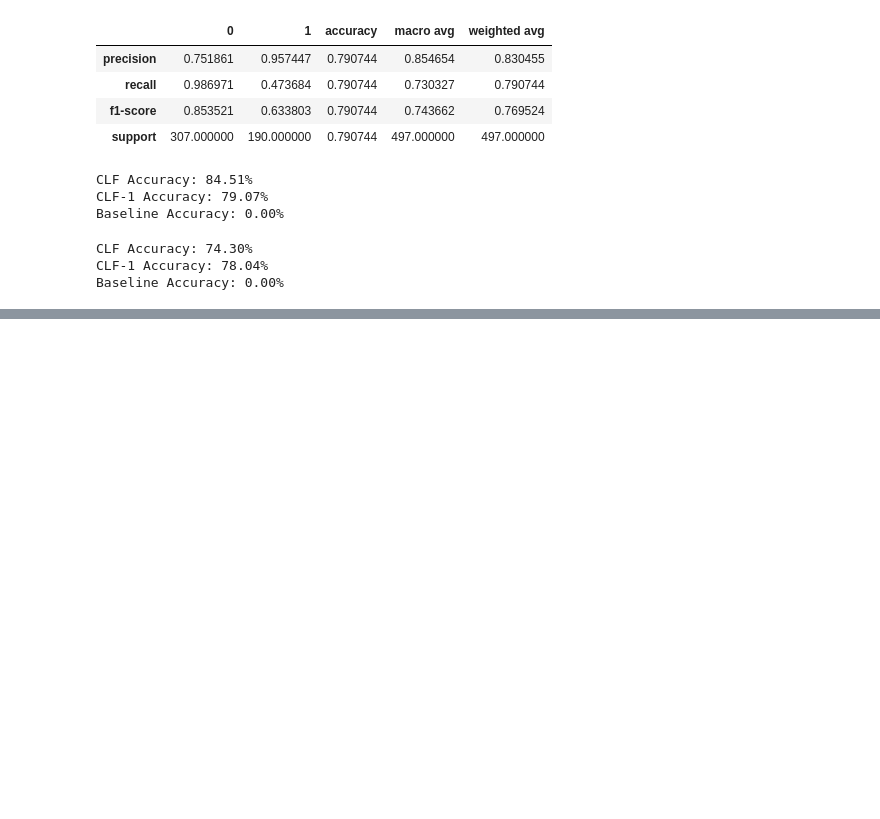
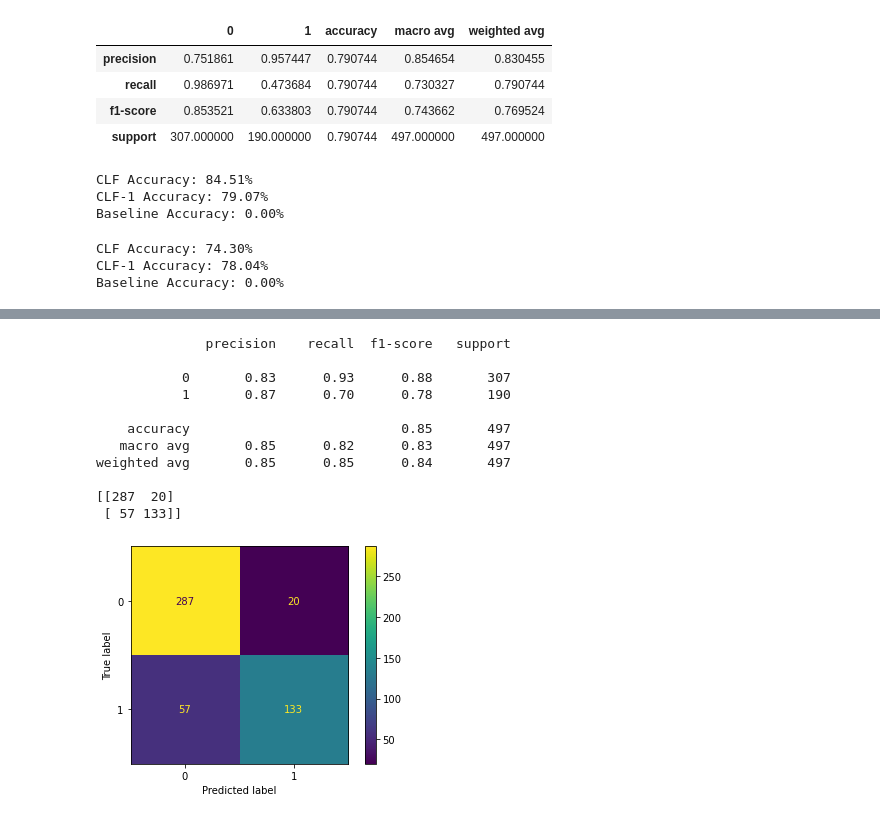
Before and after one commit to cristianibarra1/classification-exercises, a Jupyter notebook: model.ipynb, the cells around one changed output, grey strips where cells are left out. Saved outputs shown, nothing was run; the diff lists cells and outputs as text; code cells hidden in the pictures; blank space fills up the shorter version.

```diff
--- a/model.ipynb
+++ b/model.ipynb
@@ -294,0 +304,21 @@ support: 153
+# %%
+cm = confusion_matrix(y_train, y_pred)
+print(classification_report(y_train, y_pred))
+print(confusion_matrix(y_train, y_pred))
+disp = ConfusionMatrixDisplay(confusion_matrix=cm, display_labels=rf.classes_)
+
+disp.plot()
+plt.show()
+# %% [output]
+              precision    recall  f1-score   support
+
+           0       0.83      0.93      0.88       307
+           1       0.87      0.70      0.78       190
+
+    accuracy                           0.85       497
+   macro avg       0.85      0.82      0.83       497
+weighted avg       0.85      0.85      0.84       497
+
+[[287  20]
+ [ 57 133]]
+[figure, added]
```
Also changed, not shown: parts of 31 cells of this notebook.
